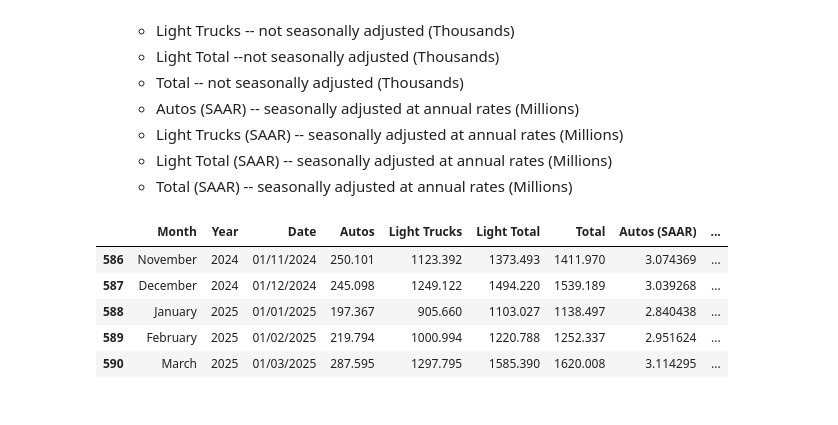
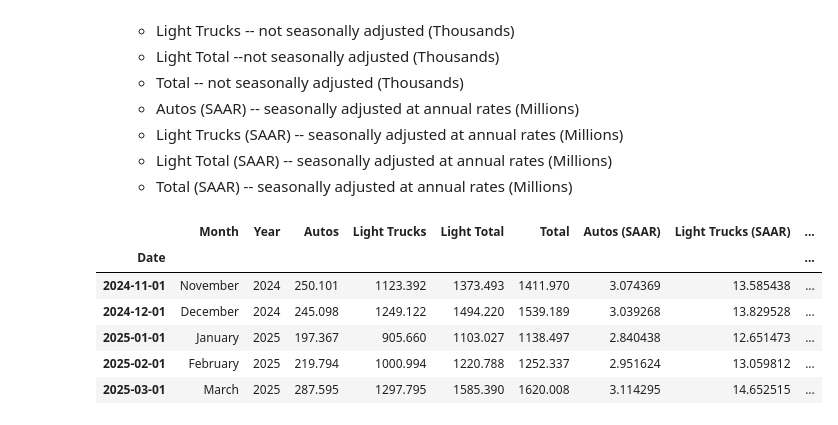
Before and after one commit to abdullahau/customer-analytics, a Jupyter notebook: CBCV-Subscription-Based.ipynb, the cells around one changed output. Drawn from its saved outputs; the diff is of its cells as text; code cells hidden in the pictures.

```diff
--- a/CBCV-Subscription-Based.ipynb
+++ b/CBCV-Subscription-Based.ipynb
@@ -203,13 +204,18 @@ Data description:
     -  Light Total (SAAR) -- seasonally adjusted at annual rates (Millions)
     -  Total (SAAR) -- seasonally adjusted at annual rates (Millions)
 # %%
-new_vehicle_sales = pd.read_csv('data/us_new_passenger_car_sales.csv')
+new_vehicle_sales = pd.read_csv(
+    'data/us_new_passenger_car_sales.csv',
+    index_col='Date',
+    parse_dates=True,
+    dayfirst=True)
 new_vehicle_sales.tail()
 # %% [output]
-|  | Month | Year | Date | Autos | Light Trucks | Light Total | Total | Autos (SAAR) | ... |
-| 586 | November | 2024 | 01/11/2024 | 250.101 | 1123.392 | 1373.493 | 1411.970 | 3.074369 | ... |
-| 587 | December | 2024 | 01/12/2024 | 245.098 | 1249.122 | 1494.220 | 1539.189 | 3.039268 | ... |
-| 588 | January | 2025 | 01/01/2025 | 197.367 | 905.660 | 1103.027 | 1138.497 | 2.840438 | ... |
-| 589 | February | 2025 | 01/02/2025 | 219.794 | 1000.994 | 1220.788 | 1252.337 | 2.951624 | ... |
-| 590 | March | 2025 | 01/03/2025 | 287.595 | 1297.795 | 1585.390 | 1620.008 | 3.114295 | ... |
+|  | Month | Year | Autos | Light Trucks | Light Total | Total | Autos (SAAR) | Light Trucks (SAAR) | ... |
+| Date |  |  |  |  |  |  |  |  | ... |
+| 2024-11-01 | November | 2024 | 250.101 | 1123.392 | 1373.493 | 1411.970 | 3.074369 | 13.585438 | ... |
+| 2024-12-01 | December | 2024 | 245.098 | 1249.122 | 1494.220 | 1539.189 | 3.039268 | 13.829528 | ... |
+| 2025-01-01 | January | 2025 | 197.367 | 905.660 | 1103.027 | 1138.497 | 2.840438 | 12.651473 | ... |
+| 2025-02-01 | February | 2025 | 219.794 | 1000.994 | 1220.788 | 1252.337 | 2.951624 | 13.059812 | ... |
+| 2025-03-01 | March | 2025 | 287.595 | 1297.795 | 1585.390 | 1620.008 | 3.114295 | 14.652515 | ... |
 # %%
```
Also changed, not shown: parts of 4 cells of this notebook, 1 other file.
